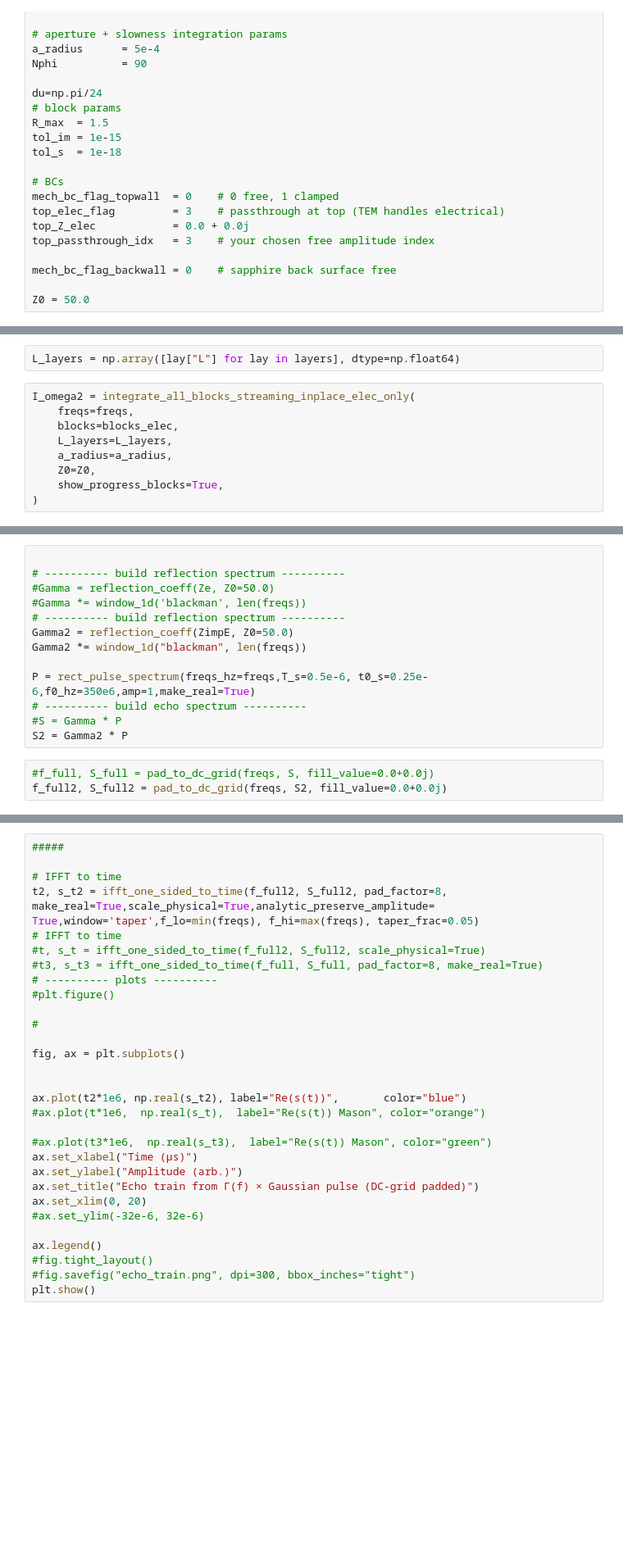
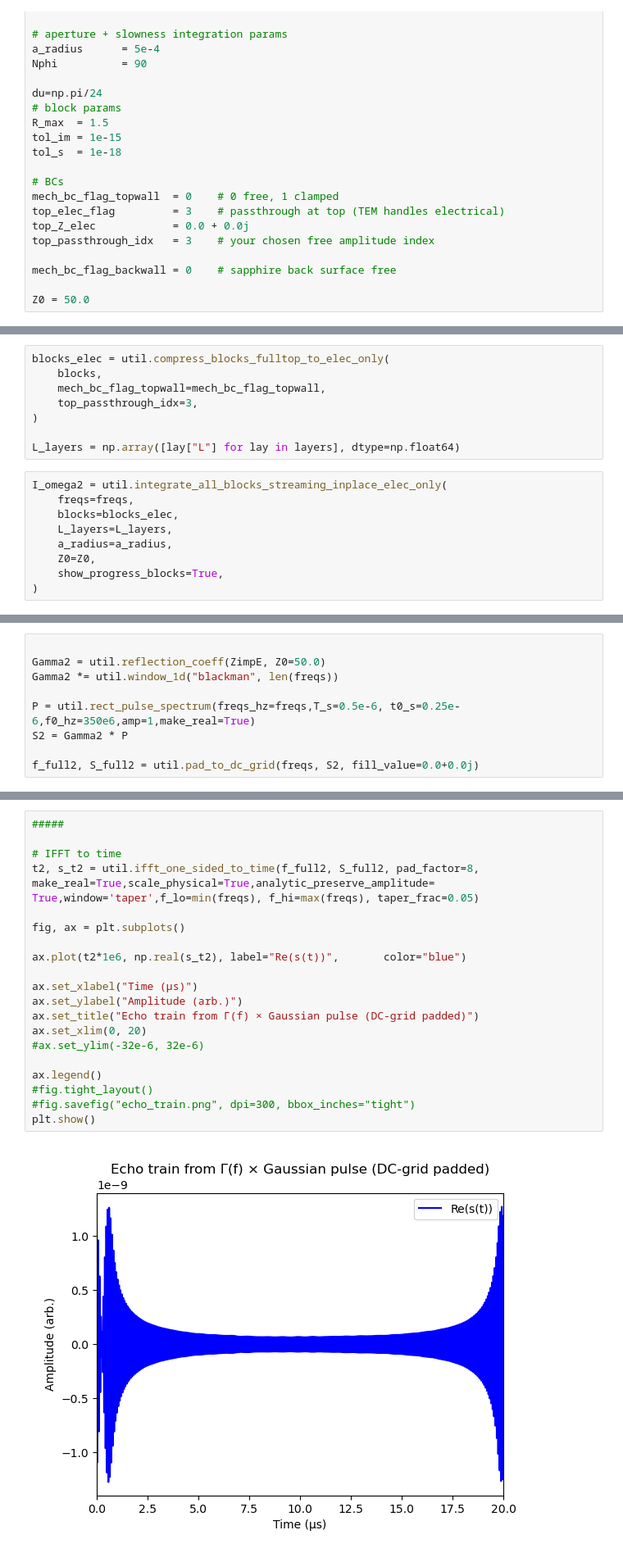
Before and after one commit to keith-17/Data-Projects, a Jupyter notebook: wavetime_attempt/second_attempt.ipynb, the cells around one changed output, grey strips where cells are left out. Shown at 82% size. Drawn from its saved outputs; the diff is of its cells as text; blank space fills up the shorter version.

```diff
--- a/wavetime_attempt/second_attempt.ipynb
+++ b/wavetime_attempt/second_attempt.ipynb
@@ -328,7 +314,13 @@ blocks_elec = compress_blocks_fulltop_to_elec_only(
 # %%
+blocks_elec = util.compress_blocks_fulltop_to_elec_only(
+    blocks,
+    mech_bc_flag_topwall=mech_bc_flag_topwall,
+    top_passthrough_idx=3,
+)
+
 L_layers = np.array([lay["L"] for lay in layers], dtype=np.float64)
 # %%
-I_omega2 = integrate_all_blocks_streaming_inplace_elec_only(
+I_omega2 = util.integrate_all_blocks_streaming_inplace_elec_only(
     freqs=freqs,
     blocks=blocks_elec,
     L_layers=L_layers,
@@ -1044,16 +407,9 @@ def ifft_one_sided_to_time(
 # %%
 
-# ---------- build reflection spectrum ----------
-#Gamma = reflection_coeff(Ze, Z0=50.0)
-#Gamma *= window_1d('blackman', len(freqs))
-# ---------- build reflection spectrum ----------
-Gamma2 = reflection_coeff(ZimpE, Z0=50.0)
-Gamma2 *= window_1d("blackman", len(freqs))
+Gamma2 = util.reflection_coeff(ZimpE, Z0=50.0)
+Gamma2 *= util.window_1d("blackman", len(freqs))
 
-P = rect_pulse_spectrum(freqs_hz=freqs,T_s=0.5e-6, t0_s=0.25e-6,f0_hz=350e6,amp=1,make_real=True)
-# ---------- build echo spectrum ----------
-#S = Gamma * P
+P = util.rect_pulse_spectrum(freqs_hz=freqs,T_s=0.5e-6, t0_s=0.25e-6,f0_hz=350e6,amp=1,make_real=True)
 S2 = Gamma2 * P
+
+f_full2, S_full2 = util.pad_to_dc_grid(freqs, S2, fill_value=0.0+0.0j)
-# %%
-#f_full, S_full = pad_to_dc_grid(freqs, S, fill_value=0.0+0.0j)
-f_full2, S_full2 = pad_to_dc_grid(freqs, S2, fill_value=0.0+0.0j)
@@ -1062,30 +416,22 @@ plt.close("all")
 # %%
 #####
 
 # IFFT to time
-t2, s_t2 = ifft_one_sided_to_time(f_full2, S_full2, pad_factor=8, make_real=True,scale_physical=True,analytic_preserve_amplitude= True,window='taper',f_lo=min(freqs), f_hi=max(freqs), taper_frac=0.05)
-# IFFT to time
-#t, s_t = ifft_one_sided_to_time(f_full2, S_full2, scale_physical=True)
-#t3, s_t3 = ifft_one_sided_to_time(f_full, S_full, pad_factor=8, make_real=True)
-# ---------- plots ----------
-#plt.figure()
-
-#
+t2, s_t2 = util.ifft_one_sided_to_time(f_full2, S_full2, pad_factor=8, make_real=True,scale_physical=True,analytic_preserve_amplitude= True,window='taper',f_lo=min(freqs), f_hi=max(freqs), taper_frac=0.05)
 
 fig, ax = plt.subplots()
 
+ax.plot(t2*1e6, np.real(s_t2), label="Re(s(t))",       color="blue")
 
-ax.plot(t2*1e6, np.real(s_t2), label="Re(s(t))",       color="blue")
-#ax.plot(t*1e6,  np.real(s_t),  label="Re(s(t)) Mason", color="orange")
-
-#ax.plot(t3*1e6,  np.real(s_t3),  label="Re(s(t)) Mason", color="green")
 ax.set_xlabel("Time (µs)")
 ax.set_ylabel("Amplitude (arb.)")
 ax.set_title("Echo train from Γ(f) × Gaussian pulse (DC-grid padded)")
 ax.set_xlim(0, 20)
 #ax.set_ylim(-32e-6, 32e-6)
 
 ax.legend()
 #fig.tight_layout()
 #fig.savefig("echo_train.png", dpi=300, bbox_inches="tight")
 plt.show()
+# %% [output]
+[figure, added]
```
Also changed, not shown: parts of 39 cells of this notebook, 1 other file.
